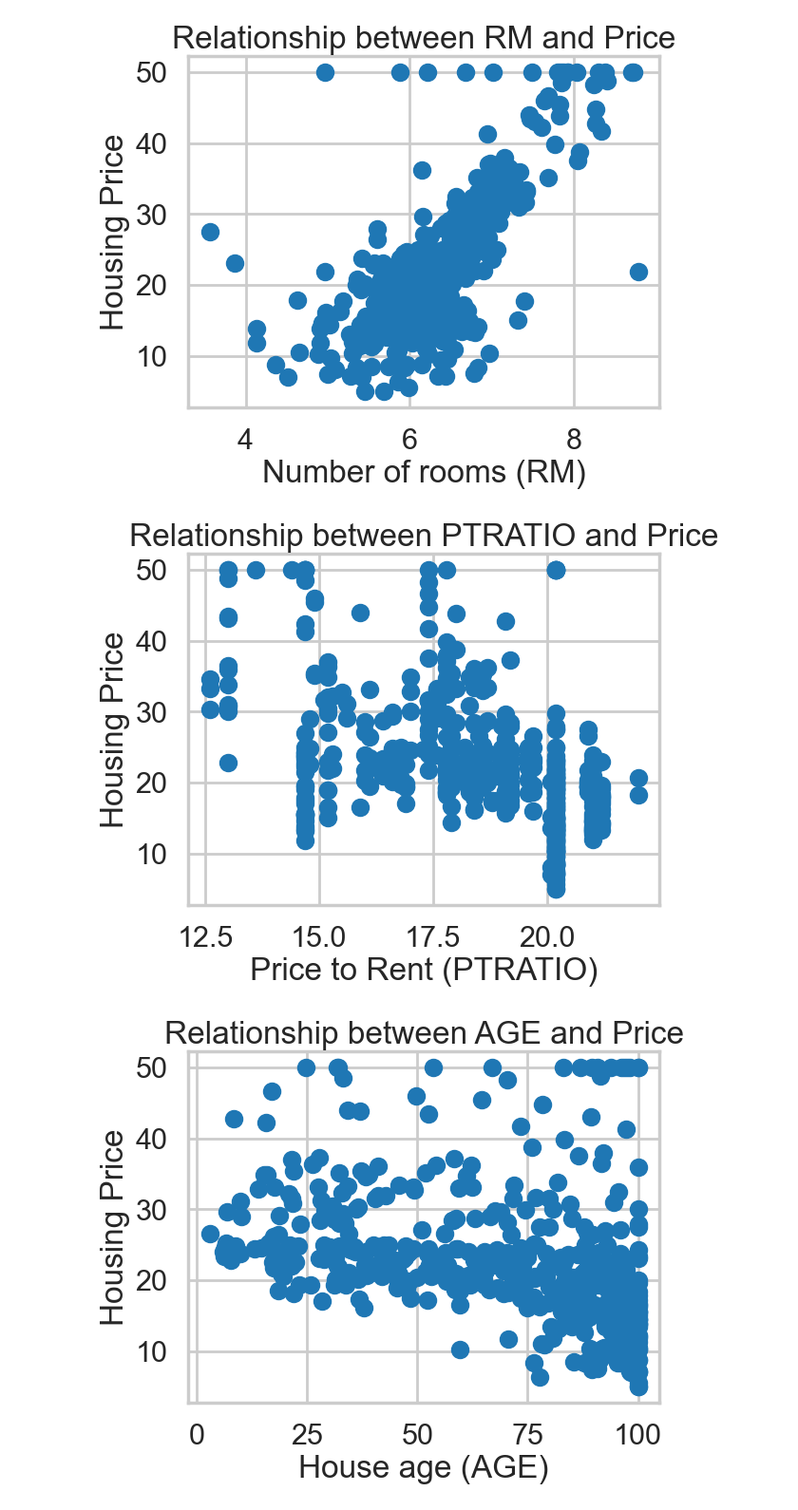
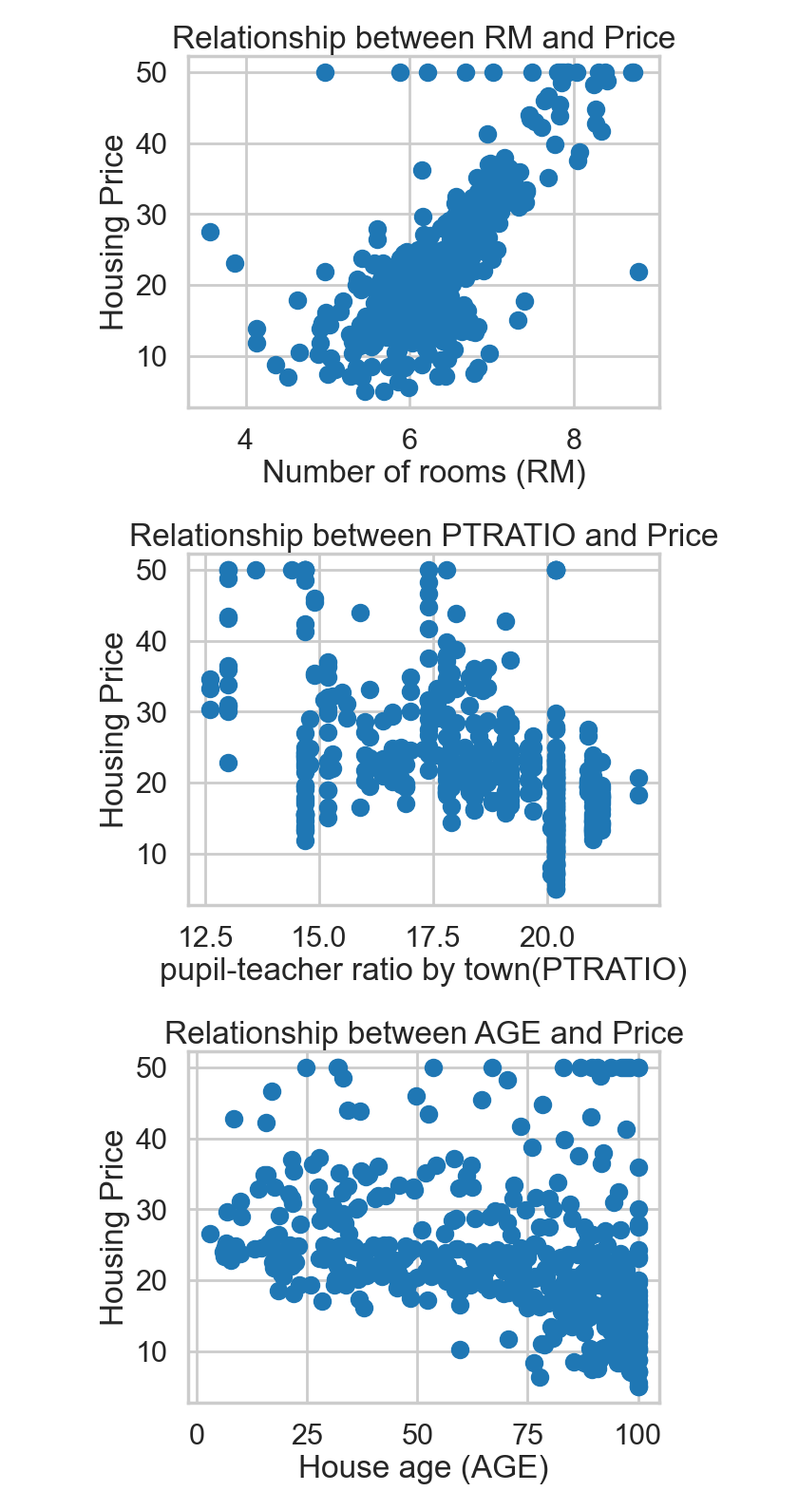
Before and after one commit to npandey472/CaseStudy_BostonHousing, a Jupyter notebook: 1723209039_Case_Study_-_Boston_Housing_Instructions/Case Study - Boston Housing/Mini_Project_Linear_Regression.ipynb, the cells around one changed output. Shown at 95% size. Cells and saved outputs as stored; diff of their text form; code cells hidden in the pictures.

```diff
--- a/1723209039_Case_Study_-_Boston_Housing_Instructions/Case Study - Boston Housing/Mini_Project_Linear_Regression.ipynb
+++ b/1723209039_Case_Study_-_Boston_Housing_Instructions/Case Study - Boston Housing/Mini_Project_Linear_Regression.ipynb
@@ -240,10 +240,10 @@ Relationship between Relationship between RM and Price is mostly linear.
 # %%
 # your turn: scatter plot between *PTRATIO* and *PRICE*
 plt.scatter(bos.PTRATIO, bos.PRICE)
-plt.xlabel("Price to Rent (PTRATIO)")
+plt.xlabel("pupil-teacher ratio by town(PTRATIO)")
 plt.ylabel("Housing Price")
 plt.title("Relationship between PTRATIO and Price")
 plt.show()
 # %% [output]
-[figure, old version]
+[figure, new version]
 # %%
```
Also changed, not shown: parts of 32 cells of this notebook.
